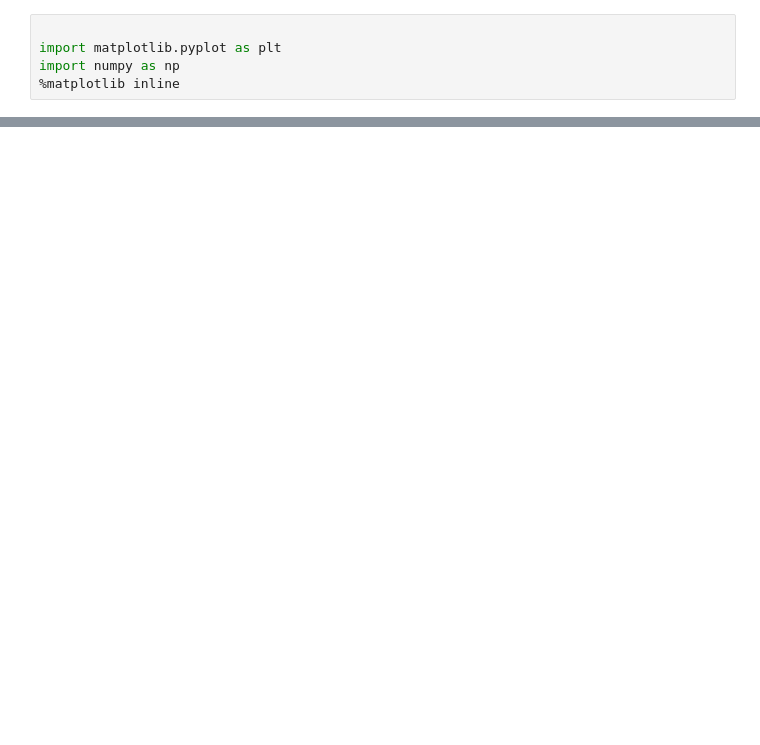
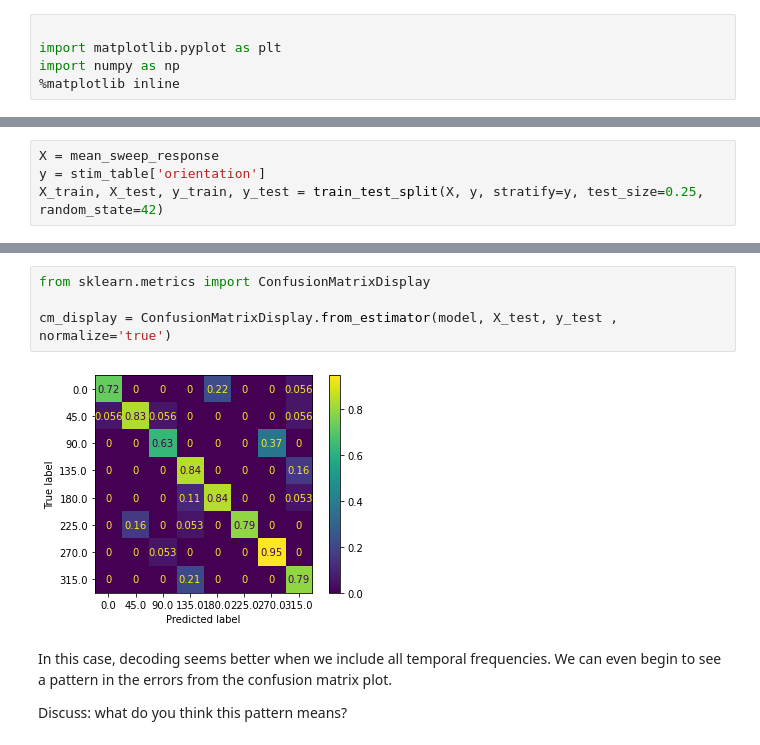
Before and after one commit to AllenSWDB/TReND_2024, a Jupyter notebook: code/Day 2 - population decoding.ipynb, the cells around one changed output, grey strips where cells are left out. Drawn from its saved outputs; the diff is of its cells as text; blank space fills up the shorter version.

```diff
--- a/code/Day 2 - population decoding.ipynb
+++ b/code/Day 2 - population decoding.ipynb
@@ -146,0 +192,4 @@ plt.show()
+# %%
+X = mean_sweep_response
+y = stim_table['orientation']
+X_train, X_test, y_train, y_test = train_test_split(X, y, stratify=y, test_size=0.25, random_state=42)
@@ -146,0 +201,10 @@ plt.show()
+# %%
+from sklearn.metrics import ConfusionMatrixDisplay
+
+cm_display = ConfusionMatrixDisplay.from_estimator(model, X_test, y_test , normalize='true')
+# %% [output]
+[figure, added]
+# %% [markdown]
+In this case, decoding seems better when we include all temporal frequencies. We can even begin to see a pattern in the errors from the confusion matrix plot.
+
+Discuss: what do you think this pattern means?
```
Also changed, not shown: parts of 39 cells of this notebook.
